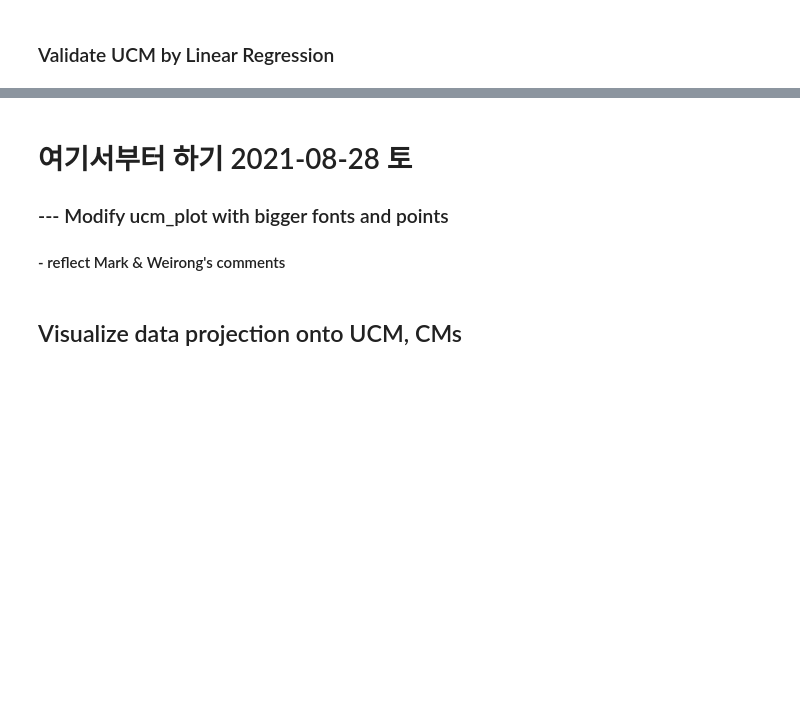
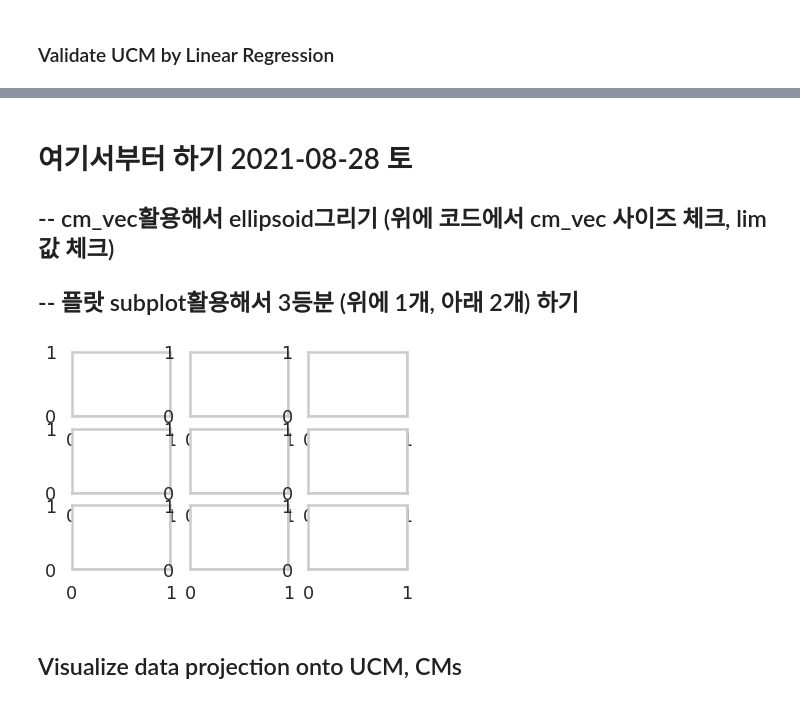
Before and after one commit to jaekookang/Articulatory-Data-Processor, a Jupyter notebook: 1-032_artic_analysis_ForwardModel_GPCA.ipynb, the cells around one changed output, grey strips where cells are left out. Drawn from its saved outputs; the diff is of its cells as text; code cells hidden in the pictures; blank space fills up the shorter version.

Commit message:
update plot

```diff
--- a/1-032_artic_analysis_ForwardModel_GPCA.ipynb
+++ b/1-032_artic_analysis_ForwardModel_GPCA.ipynb
@@ -1003,8 +1025,12 @@ interactive(children=(Dropdown(description='model_type', index=1, options=('LR',
 # %% [markdown]
 # 여기서부터 하기 2021-08-28 토
 
-### --- Modify ucm_plot with bigger fonts and points
-#### - reflect Mark & Weirong's comments
+## -- cm_vec활용해서 ellipsoid그리기 (위에 코드에서 cm_vec 사이즈 체크, lim값 체크)
+## -- 플랏 subplot활용해서 3등분 (위에 1개, 아래 2개) 하기
+# %%
+fig, axs = plt.subplots(ncols=3, nrows=3)
+# %% [output]
+[figure, added]
 # %% [markdown]
 ## Visualize data projection onto UCM, CMs
 # %%
```
Also changed, not shown: parts of 4 cells of this notebook.
